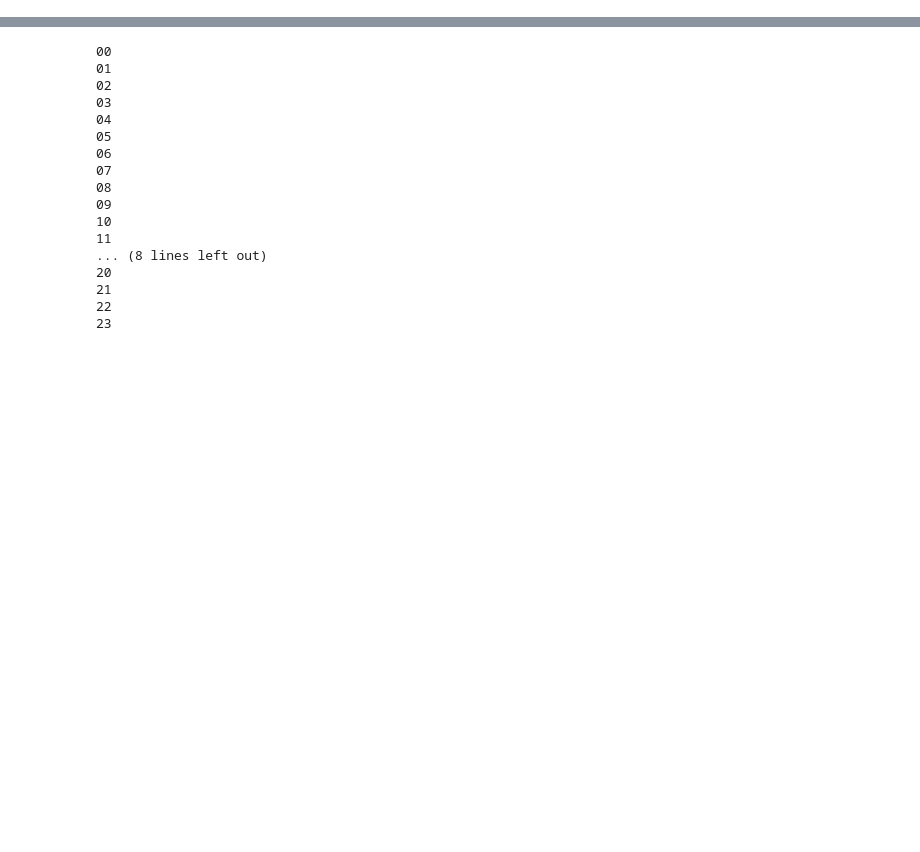
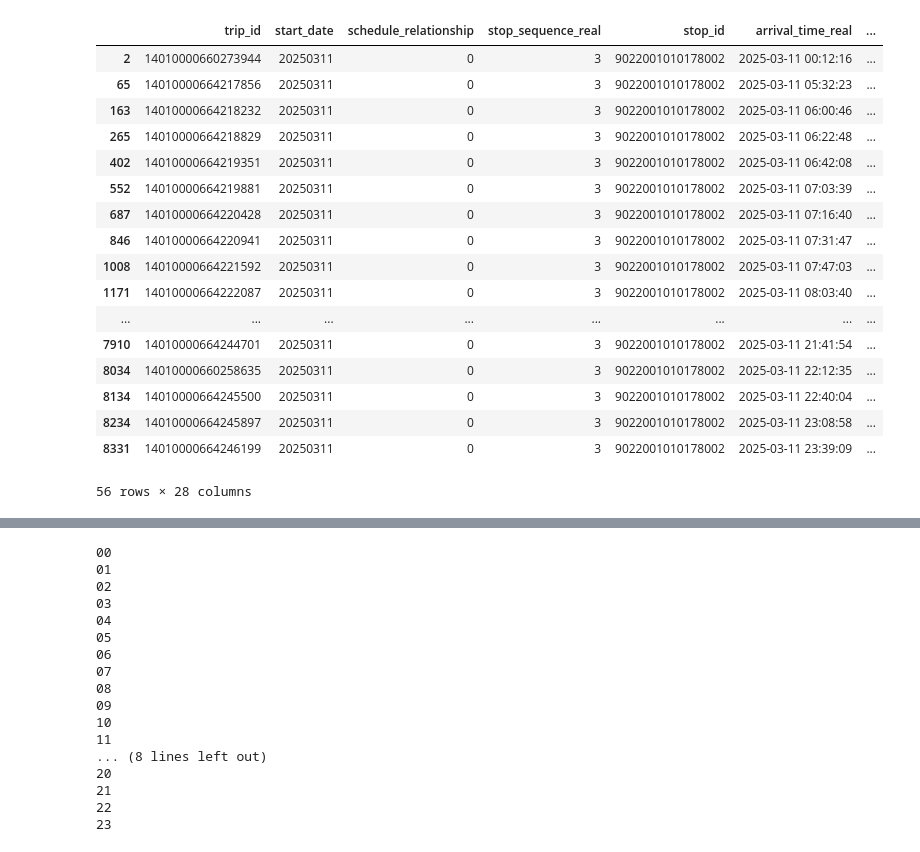
Before and after one commit to jesus-martinez02/PT-Project, a Jupyter notebook: test.ipynb, the cells around one changed output, grey strips where cells are left out. Cells and saved outputs as stored; diff of their text form; code cells hidden in the pictures; blank space fills up the shorter version.

```diff
--- a/test.ipynb
+++ b/test.ipynb
@@ -25,0 +23,4 @@ df
+# %%
+df['trip_id'] = df['trip_id'].astype(str)
+df['stop_id'] = df['stop_id'].astype(str)
+df
@@ -25,0 +49,3 @@ df
+# %%
+line_53_df = df[df['route_short_name'] == 53]
+line_53_df
@@ -25,0 +66,21 @@ df
+# %%
+line_53_df[(line_53_df['stop_name'] == 'Vikingagatan') & (line_53_df['stop_headsign'] == 'Henriksdalsberget')]
+# %% [output]
+|  | trip_id | start_date | schedule_relationship | stop_sequence_real | stop_id | arrival_time_real | ... |
+| 2 | 14010000660273944 | 20250311 | 0 | 3 | 9022001010178002 | 2025-03-11 00:12:16 | ... |
+| 65 | 14010000664217856 | 20250311 | 0 | 3 | 9022001010178002 | 2025-03-11 05:32:23 | ... |
+| 163 | 14010000664218232 | 20250311 | 0 | 3 | 9022001010178002 | 2025-03-11 06:00:46 | ... |
+| 265 | 14010000664218829 | 20250311 | 0 | 3 | 9022001010178002 | 2025-03-11 06:22:48 | ... |
+| 402 | 14010000664219351 | 20250311 | 0 | 3 | 9022001010178002 | 2025-03-11 06:42:08 | ... |
+| 552 | 14010000664219881 | 20250311 | 0 | 3 | 9022001010178002 | 2025-03-11 07:03:39 | ... |
+| 687 | 14010000664220428 | 20250311 | 0 | 3 | 9022001010178002 | 2025-03-11 07:16:40 | ... |
+| 846 | 14010000664220941 | 20250311 | 0 | 3 | 9022001010178002 | 2025-03-11 07:31:47 | ... |
+| 1008 | 14010000664221592 | 20250311 | 0 | 3 | 9022001010178002 | 2025-03-11 07:47:03 | ... |
+| 1171 | 14010000664222087 | 20250311 | 0 | 3 | 9022001010178002 | 2025-03-11 08:03:40 | ... |
+| ... | ... | ... | ... | ... | ... | ... | ... |
+| 7910 | 14010000664244701 | 20250311 | 0 | 3 | 9022001010178002 | 2025-03-11 21:41:54 | ... |
+| 8034 | 14010000660258635 | 20250311 | 0 | 3 | 9022001010178002 | 2025-03-11 22:12:35 | ... |
+| 8134 | 14010000664245500 | 20250311 | 0 | 3 | 9022001010178002 | 2025-03-11 22:40:04 | ... |
+| 8234 | 14010000664245897 | 20250311 | 0 | 3 | 9022001010178002 | 2025-03-11 23:08:58 | ... |
+| 8331 | 14010000664246199 | 20250311 | 0 | 3 | 9022001010178002 | 2025-03-11 23:39:09 | ... |
+56 rows × 28 columns
```
Also changed, not shown: parts of 28 cells of this notebook, 4 other files.
